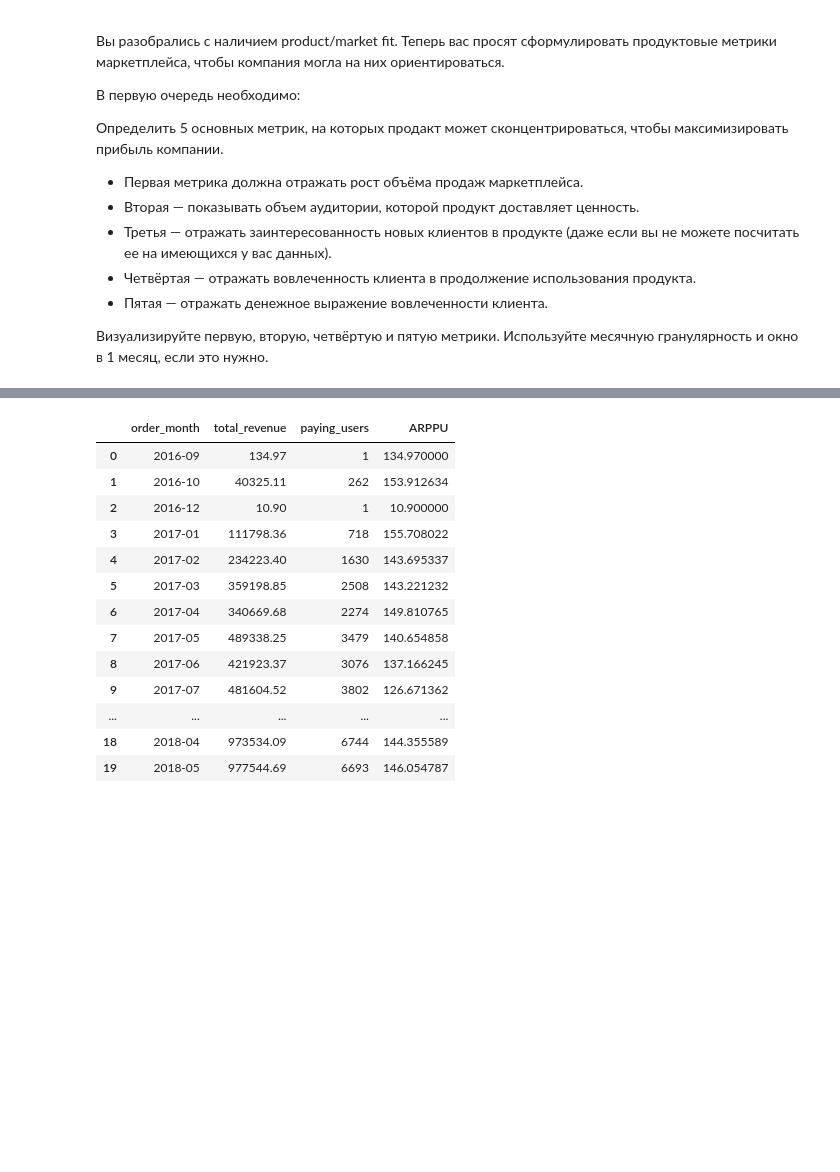
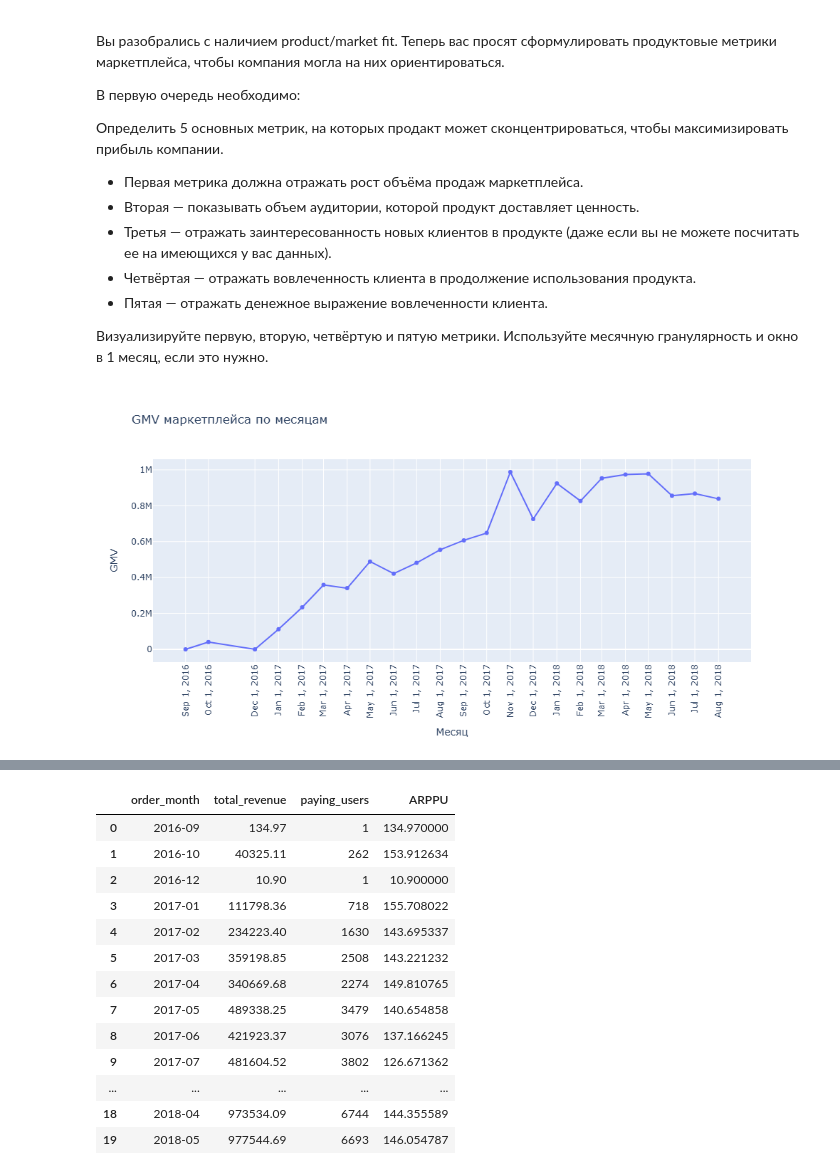
Before and after one commit to a-bulychev/marketplace_olist_brazilian_ecommerce, a Jupyter notebook: marketplace_olist.ipynb, the cells around one changed output, grey strips where cells are left out. Cells and saved outputs as stored; diff of their text form; code cells hidden in the pictures; blank space fills up the shorter version.

```diff
--- a/marketplace_olist.ipynb
+++ b/marketplace_olist.ipynb
@@ -675,0 +670,36 @@ fig.show()
+# %%
+monthly_gmv = gmv_data.groupby('order_month')['price'].sum().reset_index()
+monthly_gmv['order_month'] = monthly_gmv['order_month'].astype(str)
+monthly_gmv.columns = ['order_month', 'GMV']
+
+fig = px.line(
+    monthly_gmv,
+    x='order_month',
+    y='GMV',
+    markers=True,
+    title='GMV маркетплейса по месяцам',
+    labels={'order_month': 'Месяц', 'GMV': 'GMV'} # Немного поправил ключ, чтобы точно совпадал с колонкой
+)
+
+# Задаем единый размер для фигуры
+fig.update_layout(
+    xaxis_tickangle=-45,
+    hovermode='x unified',
+    width=1000,
+    height=500,
+    autosize=False  # Отключаем автоподстройку под окно
+)
+
+fig.update_xaxes(
+    tickmode='array',
+    tickvals=monthly_gmv['order_month'],
+    tickangle=-90
+)
+
+# 1. Выводим интерактивный график
+fig.show()
+
+# 2. Выводим статичный график для GitHub
+fig.show("png")
+# %% [output]
+[figure, added]
```
Also changed, not shown: parts of 11 cells of this notebook.
